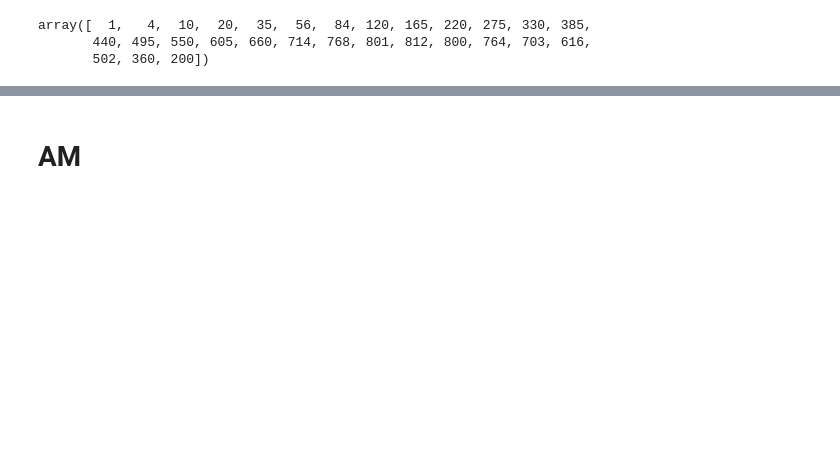
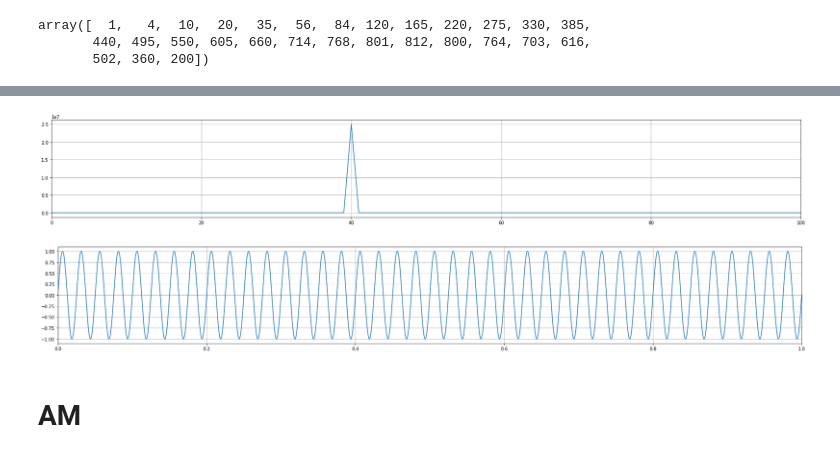
Before and after one commit to aliaksandr-master/dsp-learn, a Jupyter notebook: dsp-01.ipynb, the cells around one changed output, grey strips where cells are left out. Cells and saved outputs as stored; diff of their text form; code cells hidden in the pictures; blank space fills up the shorter version.

```diff
--- a/dsp-01.ipynb
+++ b/dsp-01.ipynb
@@ -166,2 +232,13 @@ array([  1,   4,  10,  20,  35,  56,  84, 120, 165, 220, 275, 330, 385,
+# %%
+plt.figure(figsize=(30, 4))
+plt.grid()
+plt.plot(np.linspace(0, sampling_rate/2, len(signal_fft)), np.square(np.abs(signal_fft)))
+plt.xlim((0, 100))
+plt.show()
+
+mk_signal_by_spectrum_magnitude(signal_fft, sampling_rate)
+# %% [output]
+[figure, added]
+[figure, added]
 # %% [markdown]
 # AM
```
Also changed, not shown: parts of 12 cells of this notebook.
